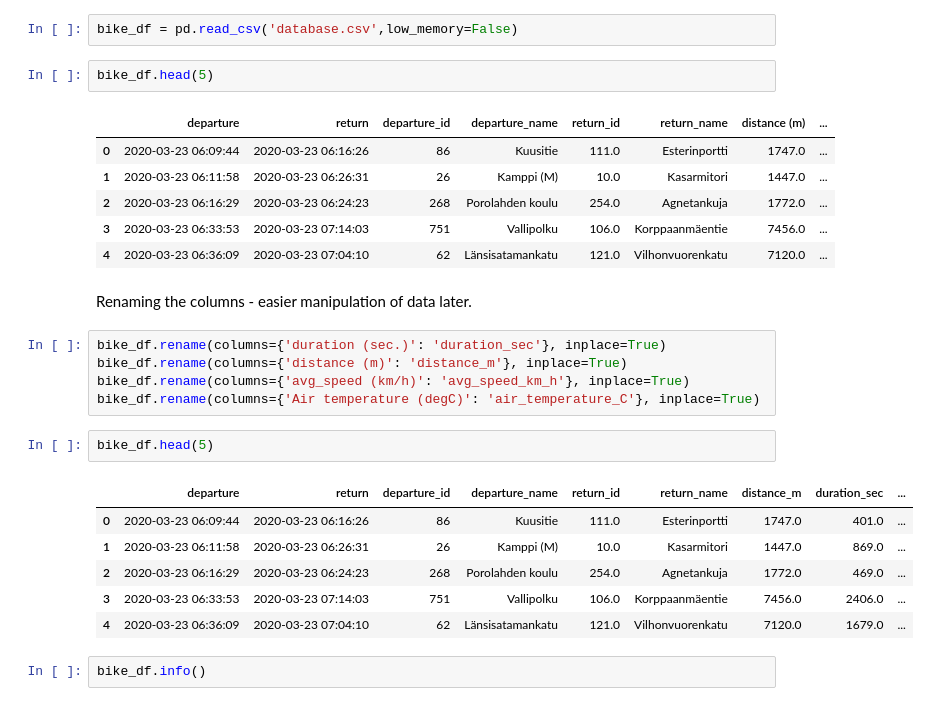
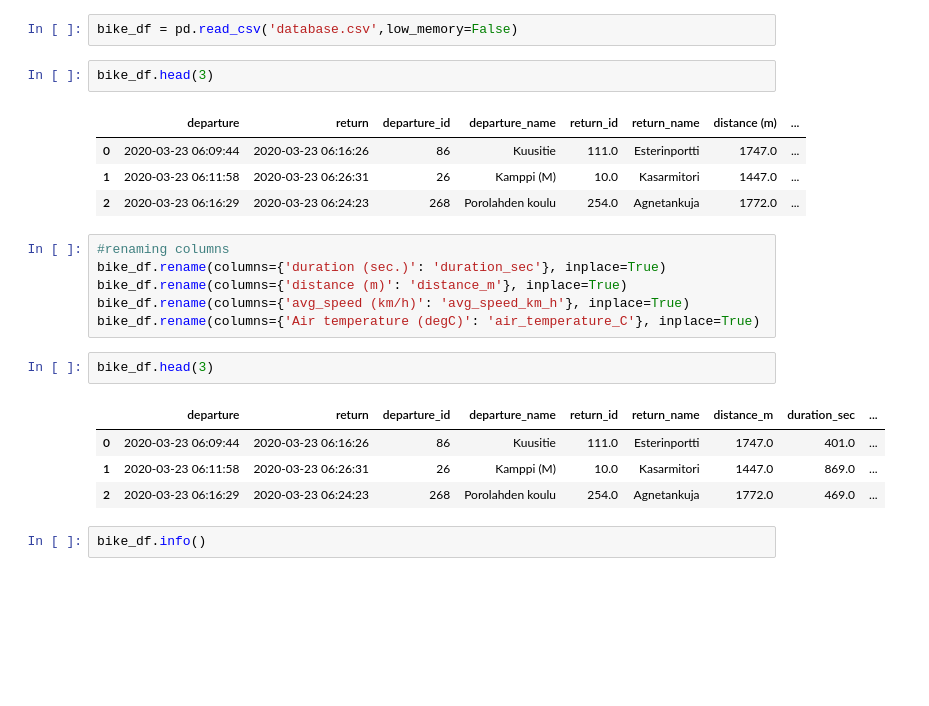
Before and after one commit to dominikapetru/statistics, a Jupyter notebook: Sprint7_T01.ipynb, the cells around one changed output. Saved outputs shown, nothing was run; the diff lists cells and outputs as text; blank space fills up the shorter version.

```diff
--- a/Sprint7_T01.ipynb
+++ b/Sprint7_T01.ipynb
@@ -16,30 +22,25 @@ import statistics
 # %%
 bike_df = pd.read_csv('database.csv',low_memory=False)
 # %%
-bike_df.head(5)
+bike_df.head(3)
 # %% [output]
 |  | departure | return | departure_id | departure_name | return_id | return_name | distance (m) | ... |
 | 0 | 2020-03-23 06:09:44 | 2020-03-23 06:16:26 | 86 | Kuusitie | 111.0 | Esterinportti | 1747.0 | ... |
 | 1 | 2020-03-23 06:11:58 | 2020-03-23 06:26:31 | 26 | Kamppi (M) | 10.0 | Kasarmitori | 1447.0 | ... |
 | 2 | 2020-03-23 06:16:29 | 2020-03-23 06:24:23 | 268 | Porolahden koulu | 254.0 | Agnetankuja | 1772.0 | ... |
-| 3 | 2020-03-23 06:33:53 | 2020-03-23 07:14:03 | 751 | Vallipolku | 106.0 | Korppaanmäentie | 7456.0 | ... |
-| 4 | 2020-03-23 06:36:09 | 2020-03-23 07:04:10 | 62 | Länsisatamankatu | 121.0 | Vilhonvuorenkatu | 7120.0 | ... |
-# %% [markdown]
-Renaming the columns - easier manipulation of data later.
 # %%
+#renaming columns
 bike_df.rename(columns={'duration (sec.)': 'duration_sec'}, inplace=True)
 bike_df.rename(columns={'distance (m)': 'distance_m'}, inplace=True)
 bike_df.rename(columns={'avg_speed (km/h)': 'avg_speed_km_h'}, inplace=True)
 bike_df.rename(columns={'Air temperature (degC)': 'air_temperature_C'}, inplace=True)
 # %%
-bike_df.head(5)
+bike_df.head(3)
 # %% [output]
 |  | departure | return | departure_id | departure_name | return_id | return_name | distance_m | duration_sec | ... |
 | 0 | 2020-03-23 06:09:44 | 2020-03-23 06:16:26 | 86 | Kuusitie | 111.0 | Esterinportti | 1747.0 | 401.0 | ... |
 | 1 | 2020-03-23 06:11:58 | 2020-03-23 06:26:31 | 26 | Kamppi (M) | 10.0 | Kasarmitori | 1447.0 | 869.0 | ... |
 | 2 | 2020-03-23 06:16:29 | 2020-03-23 06:24:23 | 268 | Porolahden koulu | 254.0 | Agnetankuja | 1772.0 | 469.0 | ... |
-| 3 | 2020-03-23 06:33:53 | 2020-03-23 07:14:03 | 751 | Vallipolku | 106.0 | Korppaanmäentie | 7456.0 | 2406.0 | ... |
-| 4 | 2020-03-23 06:36:09 | 2020-03-23 07:04:10 | 62 | Länsisatamankatu | 121.0 | Vilhonvuorenkatu | 7120.0 | 1679.0 | ... |
 # %%
 bike_df.info()
 # %% [output]
```
Also changed, not shown: parts of 38 cells of this notebook, 1 other file.
